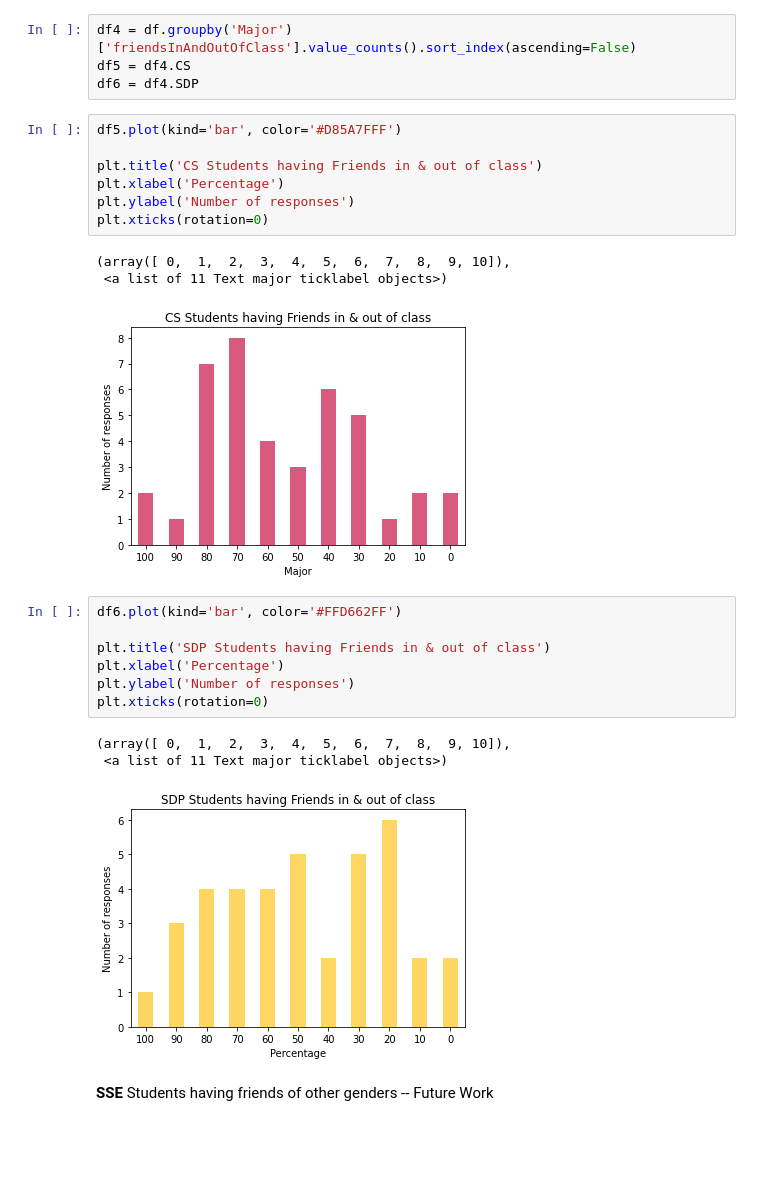
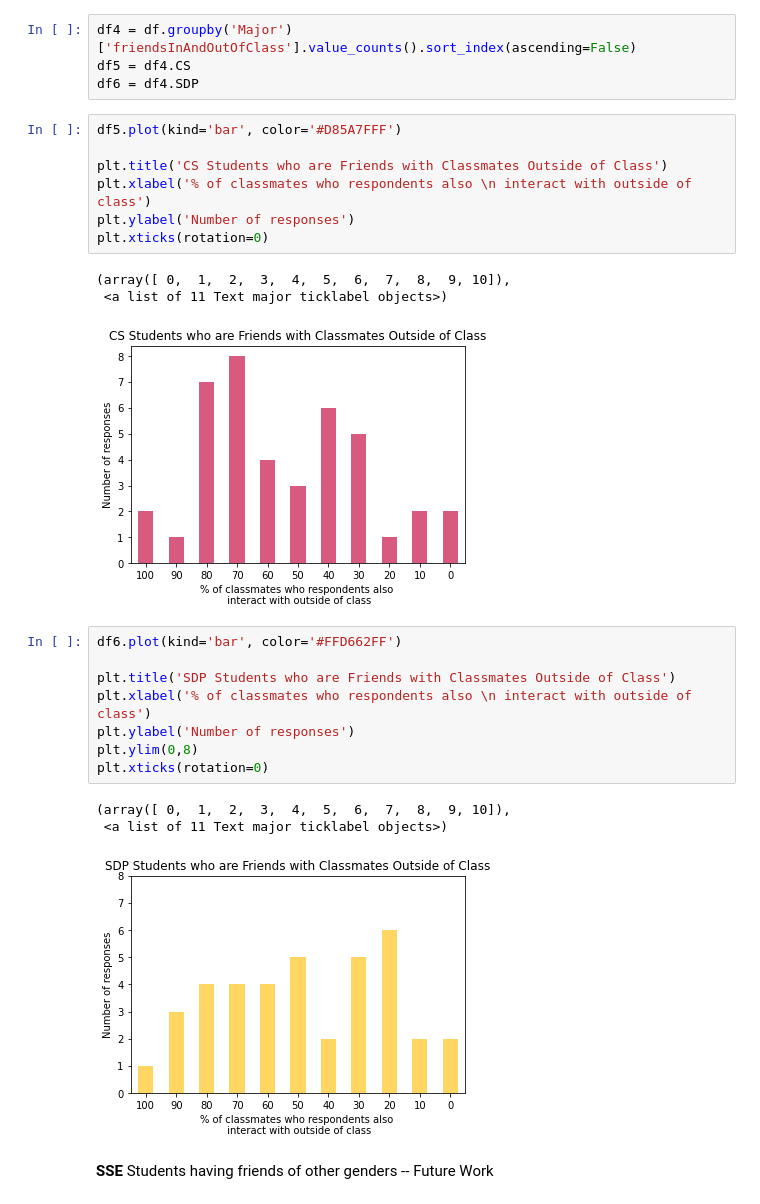
Before and after one commit to AliShujjat/NetworksReportAnalytics, a Jupyter notebook: NetworksReportAnalytics.ipynb, the cells around one changed output. Cells and saved outputs as stored; diff of their text form; blank space fills up the shorter version.

```diff
--- a/NetworksReportAnalytics.ipynb
+++ b/NetworksReportAnalytics.ipynb
@@ -213,25 +249,26 @@ df6 = df4.SDP
 # %%
 df5.plot(kind='bar', color='#D85A7FFF')
 
-plt.title('CS Students having Friends in & out of class')
-plt.xlabel('Percentage')
+plt.title('CS Students who are Friends with Classmates Outside of Class')
+plt.xlabel('% of classmates who respondents also \n interact with outside of class')
 plt.ylabel('Number of responses')
 plt.xticks(rotation=0)
 # %% [output]
 (array([ 0,  1,  2,  3,  4,  5,  6,  7,  8,  9, 10]),
  <a list of 11 Text major ticklabel objects>)
-[figure, old version]
+[figure, new version]
 # %%
 df6.plot(kind='bar', color='#FFD662FF')
 
-plt.title('SDP Students having Friends in & out of class')
-plt.xlabel('Percentage')
+plt.title('SDP Students who are Friends with Classmates Outside of Class')
+plt.xlabel('% of classmates who respondents also \n interact with outside of class')
 plt.ylabel('Number of responses')
+plt.ylim(0,8)
 plt.xticks(rotation=0)
 # %% [output]
 (array([ 0,  1,  2,  3,  4,  5,  6,  7,  8,  9, 10]),
  <a list of 11 Text major ticklabel objects>)
-[figure, old version]
+[figure, new version]
 # %% [markdown]
 **SSE** Students having friends of other genders -- Future Work
 # %%
```
Also changed, not shown: parts of 8 cells of this notebook.
